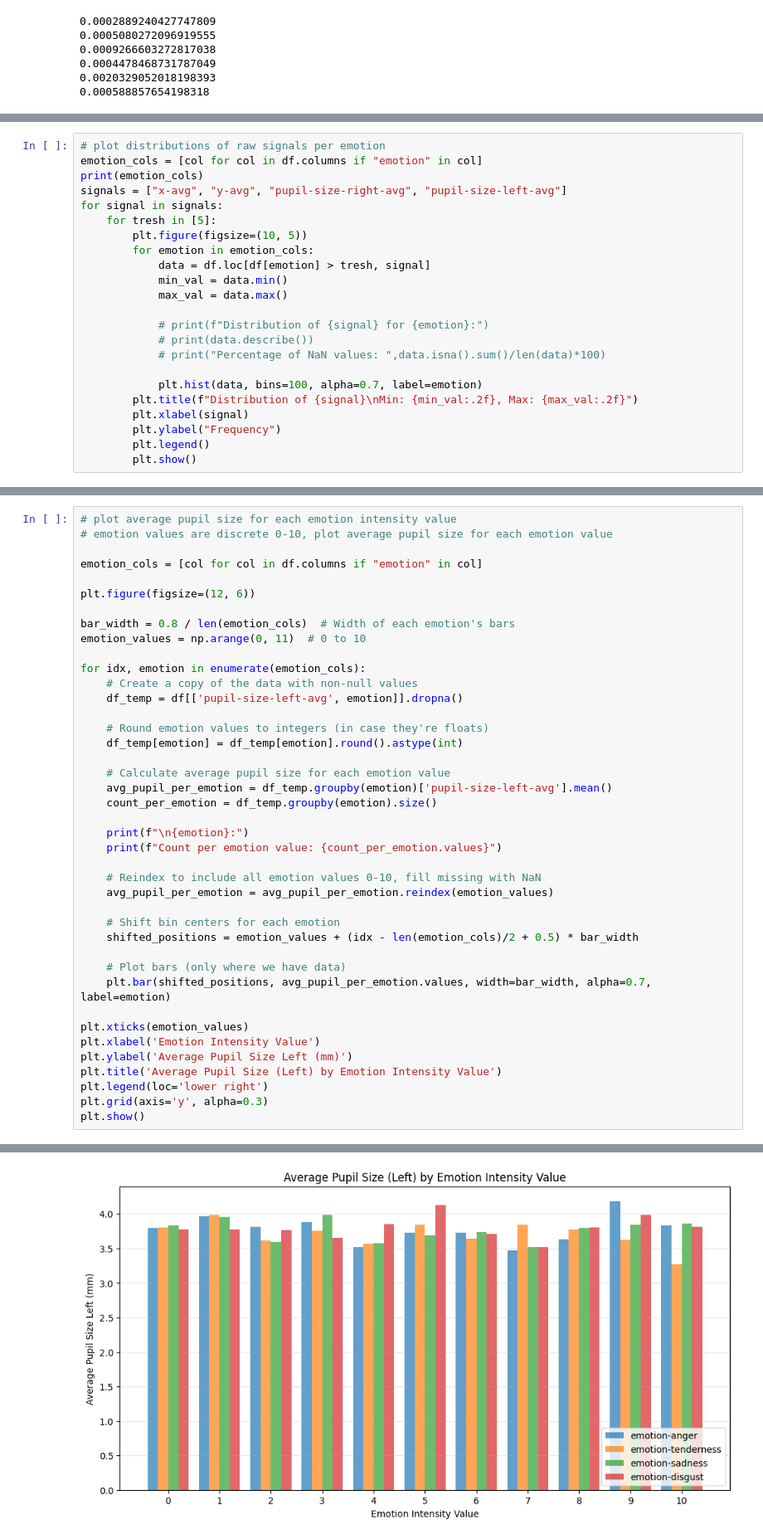
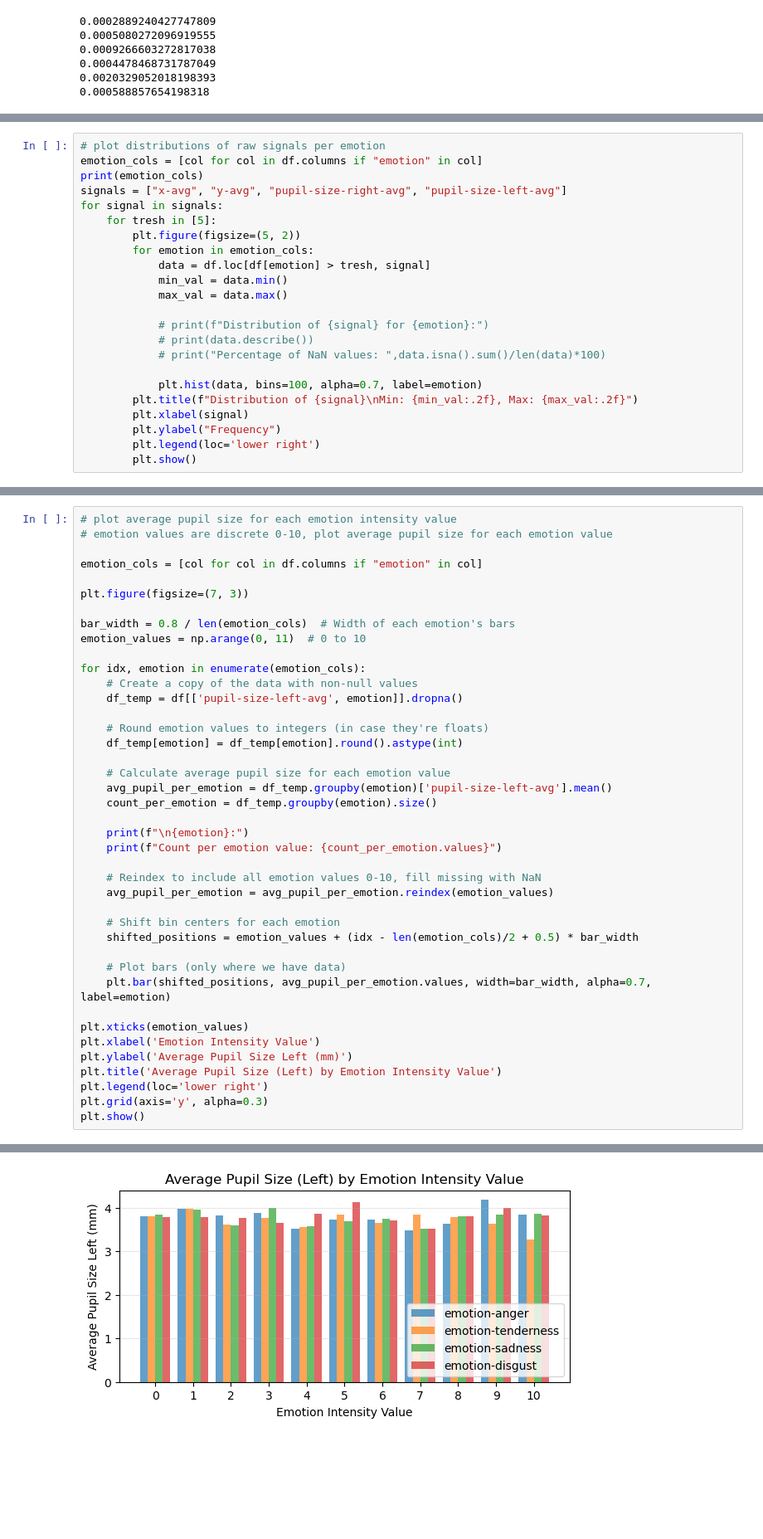
Before and after one commit to Space0code/GFM-for-eyetracker, a Jupyter notebook: src/data/EDA_eSEEd_v2.ipynb, the cells around one changed output, grey strips where cells are left out. Shown at 83% size. Cells and saved outputs as stored; diff of their text form; blank space fills up the shorter version.

```diff
--- a/src/data/EDA_eSEEd_v2.ipynb
+++ b/src/data/EDA_eSEEd_v2.ipynb
@@ -63,7 +70,7 @@ print(emotion_cols)
 signals = ["x-avg", "y-avg", "pupil-size-right-avg", "pupil-size-left-avg"]
 for signal in signals:
     for tresh in [5]:
-        plt.figure(figsize=(10, 5))
+        plt.figure(figsize=(5, 2))
         for emotion in emotion_cols:
             data = df.loc[df[emotion] > tresh, signal]
             min_val = data.min()
@@ -77,7 +84,7 @@ for signal in signals:
         plt.title(f"Distribution of {signal}\nMin: {min_val:.2f}, Max: {max_val:.2f}")
         plt.xlabel(signal)
         plt.ylabel("Frequency")
-        plt.legend()
+        plt.legend(loc='lower right')
         plt.show()
 # %% [output]
 ['emotion-anger', 'emotion-tenderness', 'emotion-sadness', 'emotion-disgust']
@@ -164,7 +178,7 @@ Count per bin: [  20447  480735 1620868  999016  203220   37398    1206]
 
 emotion_cols = [col for col in df.columns if "emotion" in col]
 
-plt.figure(figsize=(12, 6))
+plt.figure(figsize=(7, 3))
 
 bar_width = 0.8 / len(emotion_cols)  # Width of each emotion's bars
 emotion_values = np.arange(0, 11)  # 0 to 10
@@ -188,31 +202,31 @@ for idx, emotion in enumerate(emotion_cols):
 
     # Shift bin centers for each emotion
     shifted_positions = emotion_values + (idx - len(emotion_cols)/2 + 0.5) * bar_width
 
     # Plot bars (only where we have data)
     plt.bar(shifted_positions, avg_pupil_per_emotion.values, width=bar_width, alpha=0.7, label=emotion)
 
 plt.xticks(emotion_values)
 plt.xlabel('Emotion Intensity Value')
 plt.ylabel('Average Pupil Size Left (mm)')
 plt.title('Average Pupil Size (Left) by Emotion Intensity Value')
 plt.legend(loc='lower right')
 plt.grid(axis='y', alpha=0.3)
 plt.show()
 # %% [output]
 emotion-anger:
 Count per emotion value: [1445562  225637  250231  107711  124001  179507  102999  240629  171834
   195760  319019]
 
 emotion-tenderness:
 Count per emotion value: [2456147  118045  129802  113611   75745  133709   56615  144838   79841
    33162   21375]
 
 emotion-sadness:
 Count per emotion value: [1428175  195901  171430   93332  112762  151221  135395  269970  218162
   247233  339309]
 
 emotion-disgust:
 Count per emotion value: [1646332  134104  125398  140781   98420  134303   59443  205791  215178
   227473  375667]
-[figure, old version]
+[figure, new version]
```
Also changed, not shown: parts of 17 cells of this notebook.
